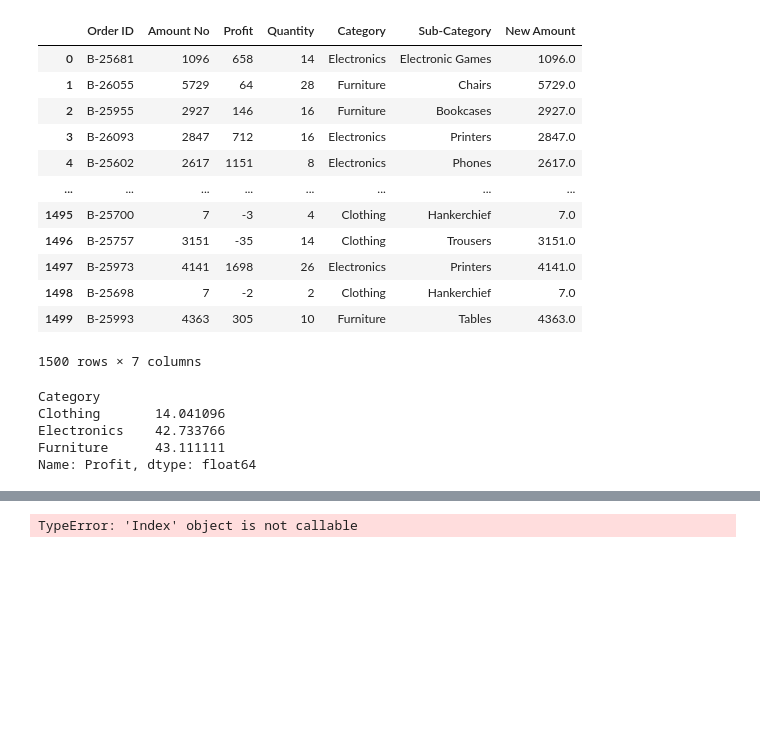
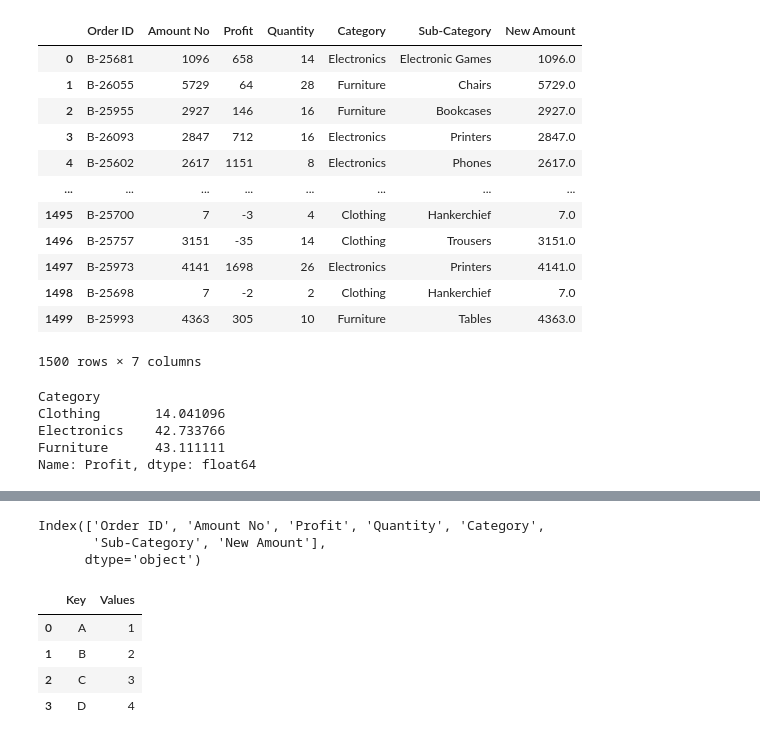
Before and after one commit to Onix284/Data-analysis, a Jupyter notebook: DataManipulation.ipynb, the cells around one changed output, grey strips where cells are left out. Cells and saved outputs as stored; diff of their text form; code cells hidden in the pictures; blank space fills up the shorter version.

```diff
--- a/DataManipulation.ipynb
+++ b/DataManipulation.ipynb
@@ -106,3 +124,19 @@ KeyError: 'Electronics'
 # %%
+df.columns
 # %% [output]
-TypeError: 'Index' object is not callable
+Index(['Order ID', 'Amount No', 'Profit', 'Quantity', 'Category',
+       'Sub-Category', 'New Amount'],
+      dtype='object')
+# %%
+#Merging and joining data frames
+
+df1 = pd.DataFrame({'Key': ['A', 'B', 'C', 'D'], 'Values': [1, 2, 3, 4]})
+df2 = pd.DataFrame({'Key' : ['E', 'F', 'G','H'], 'Values' : [5, 6, 7, 8] })
+
+df1
+# %% [output]
+|  | Key | Values |
+| 0 | A | 1 |
+| 1 | B | 2 |
+| 2 | C | 3 |
+| 3 | D | 4 |
```
Also changed, not shown: parts of 4 cells of this notebook, 1 other file.
